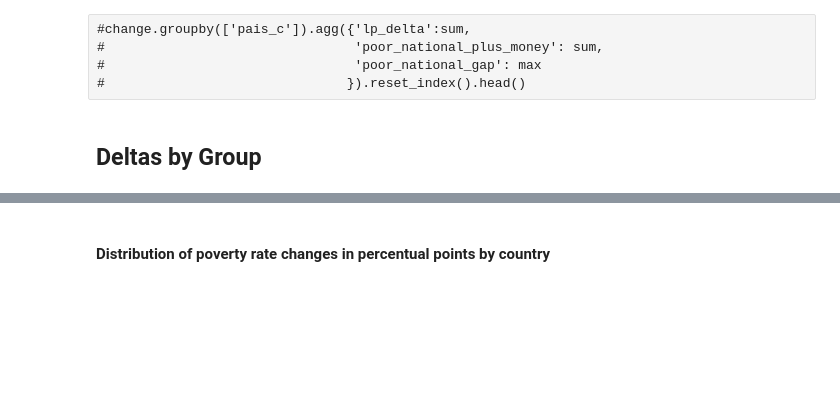
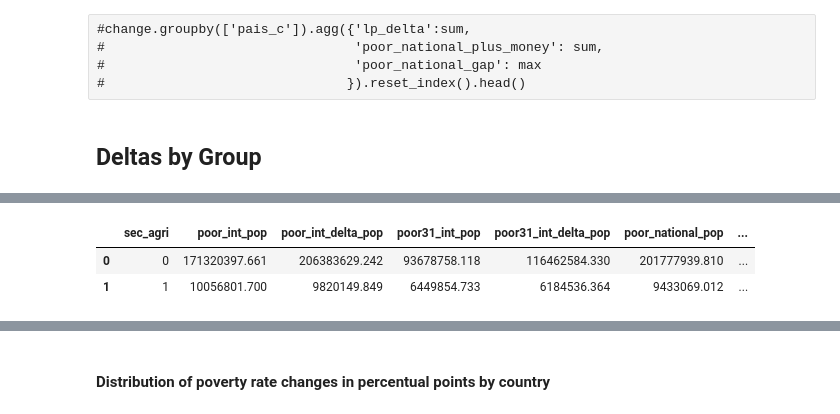
Before and after one commit to EL-BID/analytics_simulation_public_policy_scl, a Jupyter notebook: notebooks/scldata_policy_simulation.ipynb, the cells around one changed output, grey strips where cells are left out. Saved outputs shown, nothing was run; the diff lists cells and outputs as text; code cells hidden in the pictures; blank space fills up the shorter version.

```diff
--- a/notebooks/scldata_policy_simulation.ipynb
+++ b/notebooks/scldata_policy_simulation.ipynb
@@ -123,0 +114,8 @@ scldata_simulation.plot_group(change=change, group= group)
+# %%
+group = ['sec_agri']
+group_delta = scldata_simulation.population_segmentation_results(tasas=change, categories= group)
+group_delta
+# %% [output]
+|  | sec_agri | poor_int_pop | poor_int_delta_pop | poor31_int_pop | poor31_int_delta_pop | poor_national_pop | ... |
+| 0 | 0 | 171320397.661 | 206383629.242 | 93678758.118 | 116462584.330 | 201777939.810 | ... |
+| 1 | 1 | 10056801.700 | 9820149.849 | 6449854.733 | 6184536.364 | 9433069.012 | ... |
```
Also changed, not shown: parts of 15 cells of this notebook, 3 other files.
